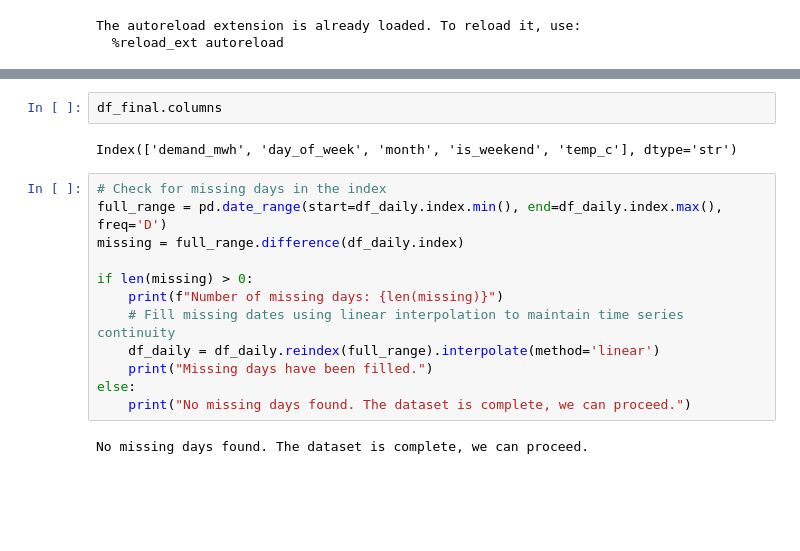
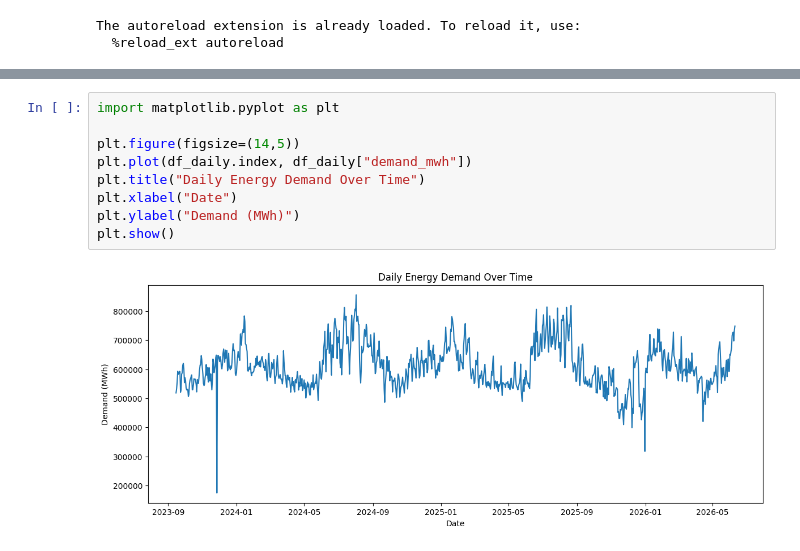
Before and after one commit to gulnurrr/energy-consumption-forecasting, a Jupyter notebook: notebooks/01_eda_and_baseline.ipynb, the cells around one changed output, grey strips where cells are left out. Cells and saved outputs as stored; diff of their text form; blank space fills up the shorter version.

```diff
--- a/notebooks/01_eda_and_baseline.ipynb
+++ b/notebooks/01_eda_and_baseline.ipynb
@@ -114,19 +170,12 @@ df_final.head(10)
-# %%
-df_final.columns
-# %% [output]
-Index(['demand_mwh', 'day_of_week', 'month', 'is_weekend', 'temp_c'], dtype='str')
-# %%
-# Check for missing days in the index
-full_range = pd.date_range(start=df_daily.index.min(), end=df_daily.index.max(), freq='D')
-missing = full_range.difference(df_daily.index)
-
-if len(missing) > 0:
-    print(f"Number of missing days: {len(missing)}")
-    # Fill missing dates using linear interpolation to maintain time series continuity
-    df_daily = df_daily.reindex(full_range).interpolate(method='linear')
-    print("Missing days have been filled.")
-else:
-    print("No missing days found. The dataset is complete, we can proceed.")
-# %% [output]
-No missing days found. The dataset is complete, we can proceed.
+# %%
+import matplotlib.pyplot as plt
+
+plt.figure(figsize=(14,5))
+plt.plot(df_daily.index, df_daily["demand_mwh"])
+plt.title("Daily Energy Demand Over Time")
+plt.xlabel("Date")
+plt.ylabel("Demand (MWh)")
+plt.show()
+# %% [output]
+[figure, added]
 # %%
```
Also changed, not shown: parts of 33 cells of this notebook, 22 other files.
